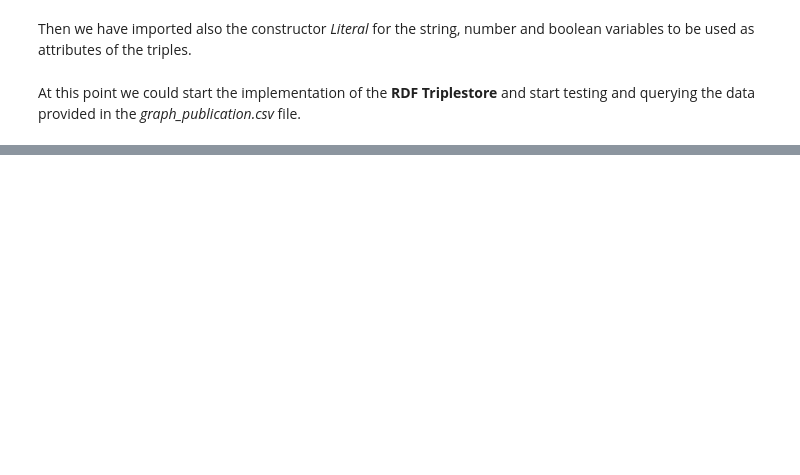
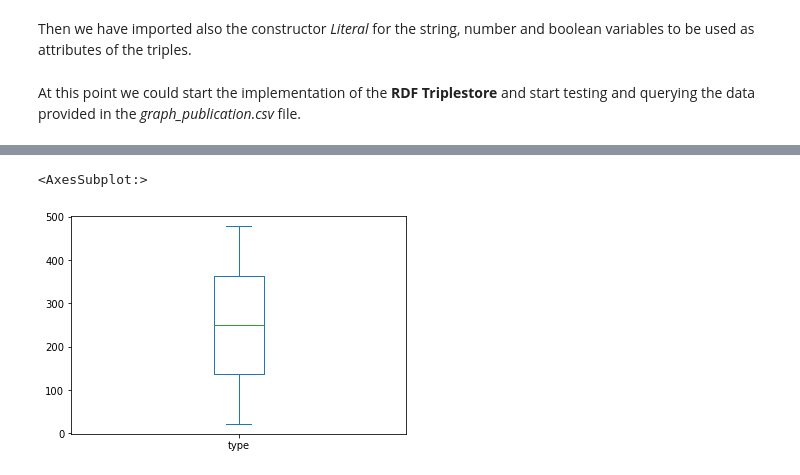
Before and after one commit to lelax/D_Sign_Data, a Jupyter notebook: D_Sign_Data_Doc.ipynb, the cells around one changed output, grey strips where cells are left out. Saved outputs shown, nothing was run; the diff lists cells and outputs as text; code cells hidden in the pictures; blank space fills up the shorter version.

```diff
--- a/D_Sign_Data_Doc.ipynb
+++ b/D_Sign_Data_Doc.ipynb
@@ -286,0 +303,8 @@ Then we added for each method a function calling it and appending all the result
+# %%
+type = md_publications_csv["type"].value_counts()
+type
+
+type.plot(kind="box")
+# %% [output]
+<AxesSubplot:>
+[figure, added]
```
Also changed, not shown: parts of 69 cells of this notebook, 5 other files.
